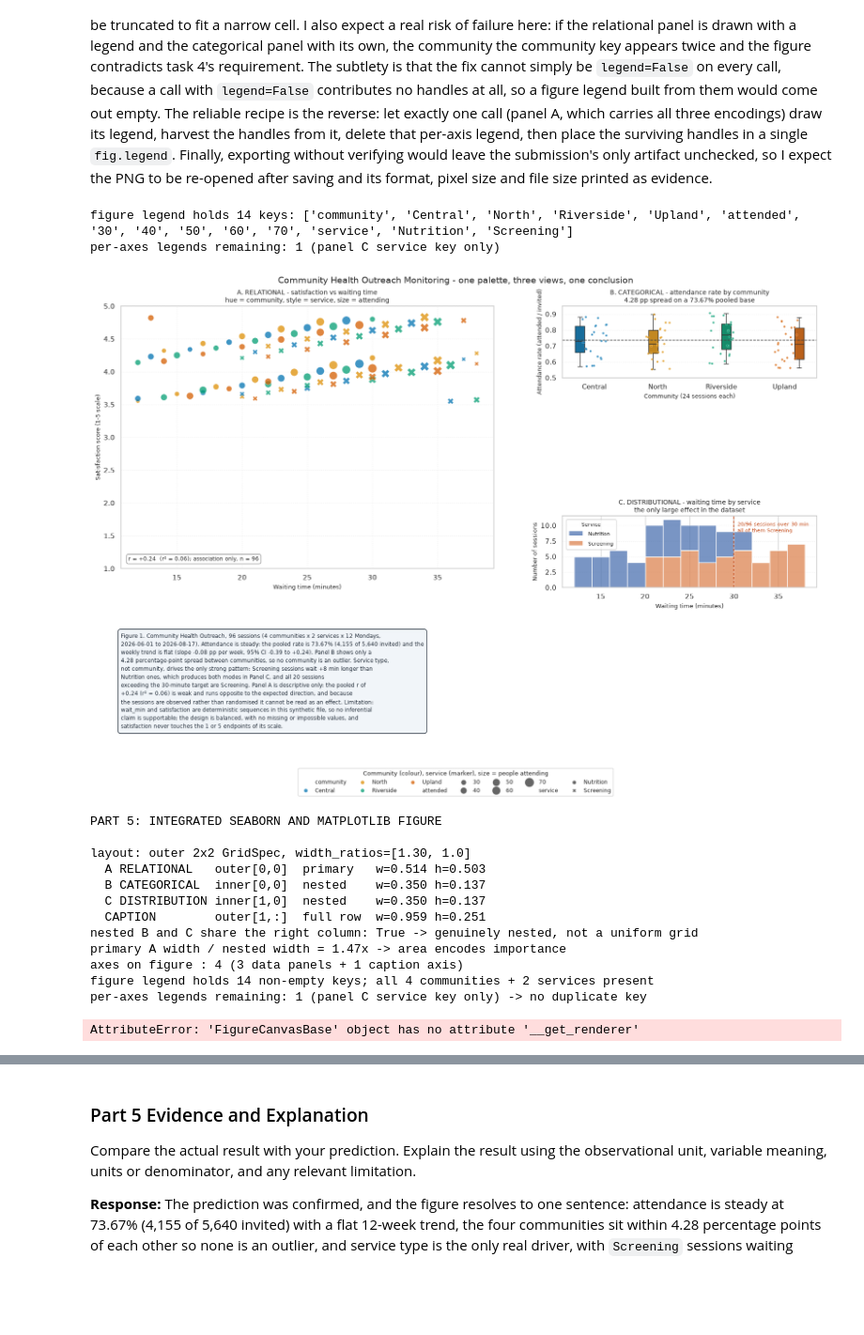
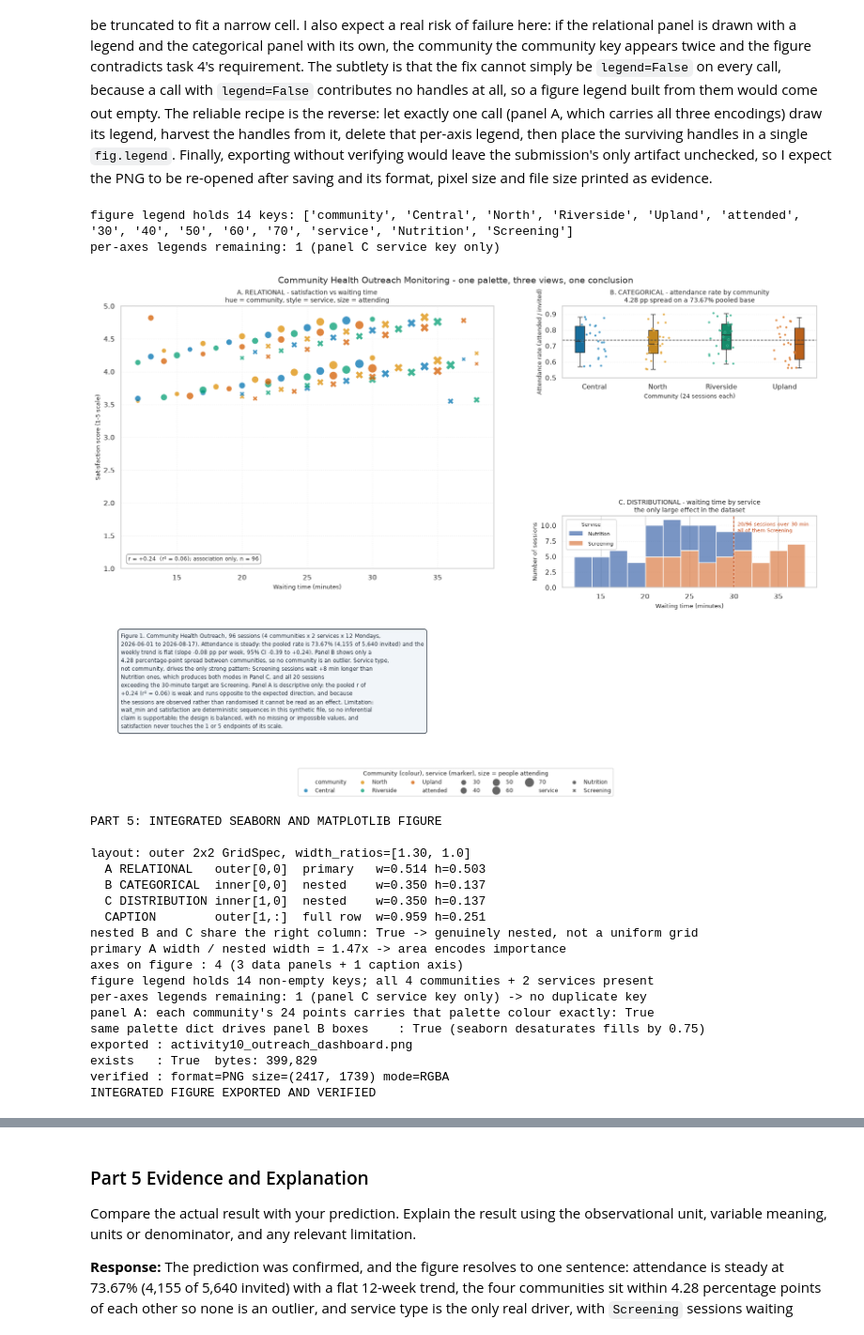
Before and after one commit to RollieGarcia0031/CPE-15-lec, a Jupyter notebook: midterm/activity-10/Garcia_Rollie-Angelo_CPE15_Activity10.ipynb, the cells around one changed output, grey strips where cells are left out. Shown at 94% size. Saved outputs shown, nothing was run; the diff lists cells and outputs as text; code cells hidden in the pictures; blank space fills up the shorter version.

```diff
--- a/midterm/activity-10/Garcia_Rollie-Angelo_CPE15_Activity10.ipynb
+++ b/midterm/activity-10/Garcia_Rollie-Angelo_CPE15_Activity10.ipynb
@@ -82,7 +82,8 @@ import seaborn as sns
 
 sns.set_theme(style='whitegrid')
 DATA_FILE = Path('CPE15_Activity10_Community_Outreach.csv')
-outreach = pd.read_csv(DATA_FILE, parse_dates=['date'])
+csv_url = "https://raw.githubusercontent.com/RollieGarcia0031/CPE-15-lec/refs/heads/main/midterm/activity-10/CPE15_Activity10_Community_Outreach.csv"
+outreach = pd.read_csv(csv_url, parse_dates=['date'])
 communities = sorted(outreach['community'].unique().tolist())
 services = sorted(outreach['service'].unique().tolist())
 print(f'Loaded {len(outreach)} outreach records from {DATA_FILE.name}')
@@ -280,14 +281,14 @@ ax_primary.plot(weekly.week, 100 * weekly.rate, marker='o', color=palette[commun
                 linewidth=2, markersize=6, zorder=3, label='Weekly pooled attendance rate')
 ax_primary.axhline(100 * pooled_rate, color='#444444', linestyle='--', linewidth=1.2,
                    label=f'12-week pooled rate {100 * pooled_rate:.2f}%')
-for c in communities:                      # one faint line per community, same colour key
+
+for c in communities: # one faint line per community, same colour key
     sub = outreach[outreach.community == c].groupby('date', observed=True).agg(
         invited=('invited', 'sum'), attended=('attended', 'sum'))
-    ax_primary.plot(weekly.week, 100 * (sub.attended / sub.invited), linewidth=0.9,
-                    alpha=0.55, color=palette[c], zorder=2)
+    ax_primary.plot(weekly.week, 100 * (sub.attended / sub.invited), linewidth=0.9, alpha=0.55, color=palette[c], zorder=2)
+
 ax_primary.set_xticks(weekly.week)
-ax_primary.set_xticklabels([d.strftime('%b %d') for d in weekly.date], rotation=45,
-                           ha='right', fontsize=8)
+ax_primary.set_xticklabels([d.strftime('%b %d') for d in weekly.date], rotation=45, ha='right', fontsize=8)
 ax_primary.set_ylabel('Attendance rate (attended / invited, %)', fontsize=9)
 ax_primary.set_xlabel('Session week (12 Mondays, 2026-06-01 to 2026-08-17)', fontsize=9)
 ax_primary.set_title('1. PRIMARY - pooled attendance rate by week, all 4 communities\n'
@@ -296,7 +297,7 @@ ax_primary.set_ylim(66, 81)
 ax_primary.legend(fontsize=8, loc='lower right')
 ax_primary.grid(alpha=0.3, linestyle=':')
 
-# --- SUPPORTING 1: waiting-time distribution by service ---
+# SUPPORTING 1: waiting-time distribution by service
 sns.histplot(data=outreach, x='wait_min', hue='service', multiple='layer', bins=12,
              palette=SERVICE_PALETTE, alpha=0.55, edgecolor='white', ax=ax_wait, legend=True)
 ax_wait.set_xlabel('Waiting time (minutes)', fontsize=9)
@@ -308,7 +309,7 @@ ax_wait.legend_.get_title().set_fontsize(8)
 for _t in ax_wait.legend_.get_texts():
     _t.set_fontsize(8)
 
-# --- SUPPORTING 2: community pooled attendance ---
+# SUPPORTING 2: community pooled attendance
 order = ct.sort_values('pooled_rate').index
 sns.barplot(data=ct.reset_index(), x='community', y='pooled_rate', order=list(order),
             hue='community', palette=palette, legend=False, ax=ax_community)
@@ -330,7 +331,7 @@ fig.suptitle('Community Health Outreach Monitoring: steady attendance, waiting t
              fontsize=12.5)
 plt.show()
 
-# ---- Layout validation: measure the layout, do not just claim it ----
+# Layout validation: measure the layout, do not just claim it
 filled = [ax for ax in fig.axes if ax.get_label() != '<ignore>']
 spans = [ax_primary.get_position()]
 print('\nPART 2: NESTED LAYOUT HIERARCHY')
@@ -827,51 +828,34 @@ with Image.open(integrated_path) as im:
     print(f'primary A width / nested width = {pr.width / pc.width:.2f}x -> area encodes importance')
     print(f'axes on figure : {len(fig.axes)} (3 data panels + 1 caption axis)')
     _fig_key = fig.legends[0].get_texts() if fig.legends else []
     _ax_key = [a.get_legend() for a in fig.axes if a.get_legend() is not None]
     # count KEYS, not legend objects: an empty legend object would otherwise pass silently
     assert len(fig.legends) == 1, f'expected exactly 1 figure-level legend, got {len(fig.legends)}'
     assert all(c in [t.get_text() for t in _fig_key] for c in communities), 'community key missing from legend'
     assert all(s in [t.get_text() for t in _fig_key] for s in services), 'service key missing from legend'
     assert len(_ax_key) == 1, f'expected only the panel C service key, got {len(_ax_key)}'
     print(f'figure legend holds {len(_fig_key)} non-empty keys; all 4 communities + 2 services present')
     print(f'per-axes legends remaining: {len(_ax_key)} (panel C service key only) -> no duplicate key')
-    # geometry audit: the key must sit fully on the canvas and clear of the caption text
 
-    # geometry audit: the key must sit fully on the canvas and clear of the caption text
-    fig.canvas.draw()  # force Matplotlib to render the figure and create a renderer
-    _r = fig.canvas.__get_renderer()
 
-    _lb = fig.legends[0].get_window_extent(renderer=_r)
-    _cb = ax_caption.get_window_extent(renderer=_r)
-
-    _ov = (
-        max(0, min(_lb.x1, _cb.x1) - max(_lb.x0, _cb.x0))
-        * max(0, min(_lb.y1, _cb.y1) - max(_lb.y0, _cb.y0))
-    )
-
-    assert _lb.x0 >= 0 and _lb.y0 >= 0, 'figure legend is clipped off the canvas'
-    assert _ov == 0, f'figure legend overlaps the caption by {_ov:.0f} px^2'
-
-    print(f'geometry : legend fully on canvas, clear of the caption (overlap {_ov:.0f} px^2)')
-    # strongest form of the palette check: every point of a community carries that community's colour
     face = ax_rel.collections[0].get_facecolor()[:, :3]
     scatter_ok = all(
         np.allclose(face[(outreach.community == c).to_numpy()], np.tile(palette[c], (24, 1)), atol=1e-3)
         for c in communities)
     box_ok = all(any(np.allclose(tuple(sns.desaturate(palette[c], 0.75)), p.get_facecolor()[:3], atol=1e-3)
                      for p in ax_cat.patches) for c in communities)
     print(f'panel A: each community\'s 24 points carries that palette colour exactly: {scatter_ok}')
     print(f'same palette dict drives panel B boxes    : {box_ok} (seaborn desaturates fills by 0.75)')
     assert scatter_ok and box_ok, 'panel A and panel B do not share the community palette'
     print(f'exported : {integrated_path.name}')
     print(f'exists   : {integrated_path.exists()}  bytes: {integrated_path.stat().st_size:,}')
     print(f'verified : format={im.format} size={im.size} mode={im.mode}')
 print('INTEGRATED FIGURE EXPORTED AND VERIFIED')
 # Add validation and labeled output required by the instructions.
 # %% [output]
 figure legend holds 14 keys: ['community', 'Central', 'North', 'Riverside', 'Upland', 'attended', '30', '40', '50', '60', '70', 'service', 'Nutrition', 'Screening']
 per-axes legends remaining: 1 (panel C service key only)
-[figure, old version]
+[figure, new version]
 PART 5: INTEGRATED SEABORN AND MATPLOTLIB FIGURE
 
 layout: outer 2x2 GridSpec, width_ratios=[1.30, 1.0]
@@ -884,7 +868,12 @@ primary A width / nested width = 1.47x -> area encodes importance
 axes on figure : 4 (3 data panels + 1 caption axis)
 figure legend holds 14 non-empty keys; all 4 communities + 2 services present
 per-axes legends remaining: 1 (panel C service key only) -> no duplicate key
+panel A: each community's 24 points carries that palette colour exactly: True
+same palette dict drives panel B boxes    : True (seaborn desaturates fills by 0.75)
+exported : activity10_outreach_dashboard.png
+exists   : True  bytes: 399,829
+verified : format=PNG size=(2417, 1739) mode=RGBA
+INTEGRATED FIGURE EXPORTED AND VERIFIED
-AttributeError: 'FigureCanvasBase' object has no attribute '__get_renderer'
 # %%
 import numpy as np
 import matplotlib.pyplot as plt
```
Also changed, not shown: parts of 2 cells of this notebook, 3 other files.
